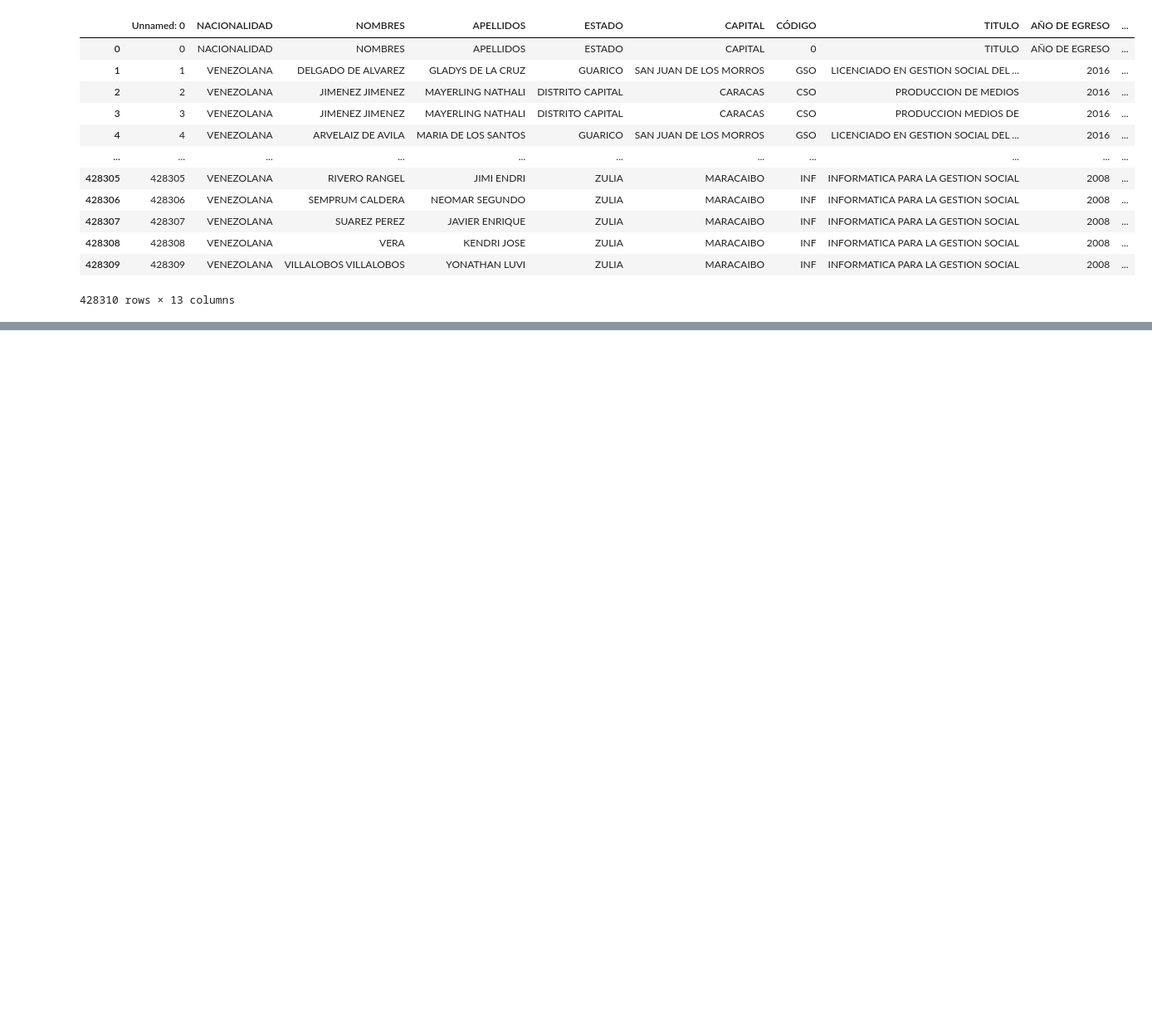
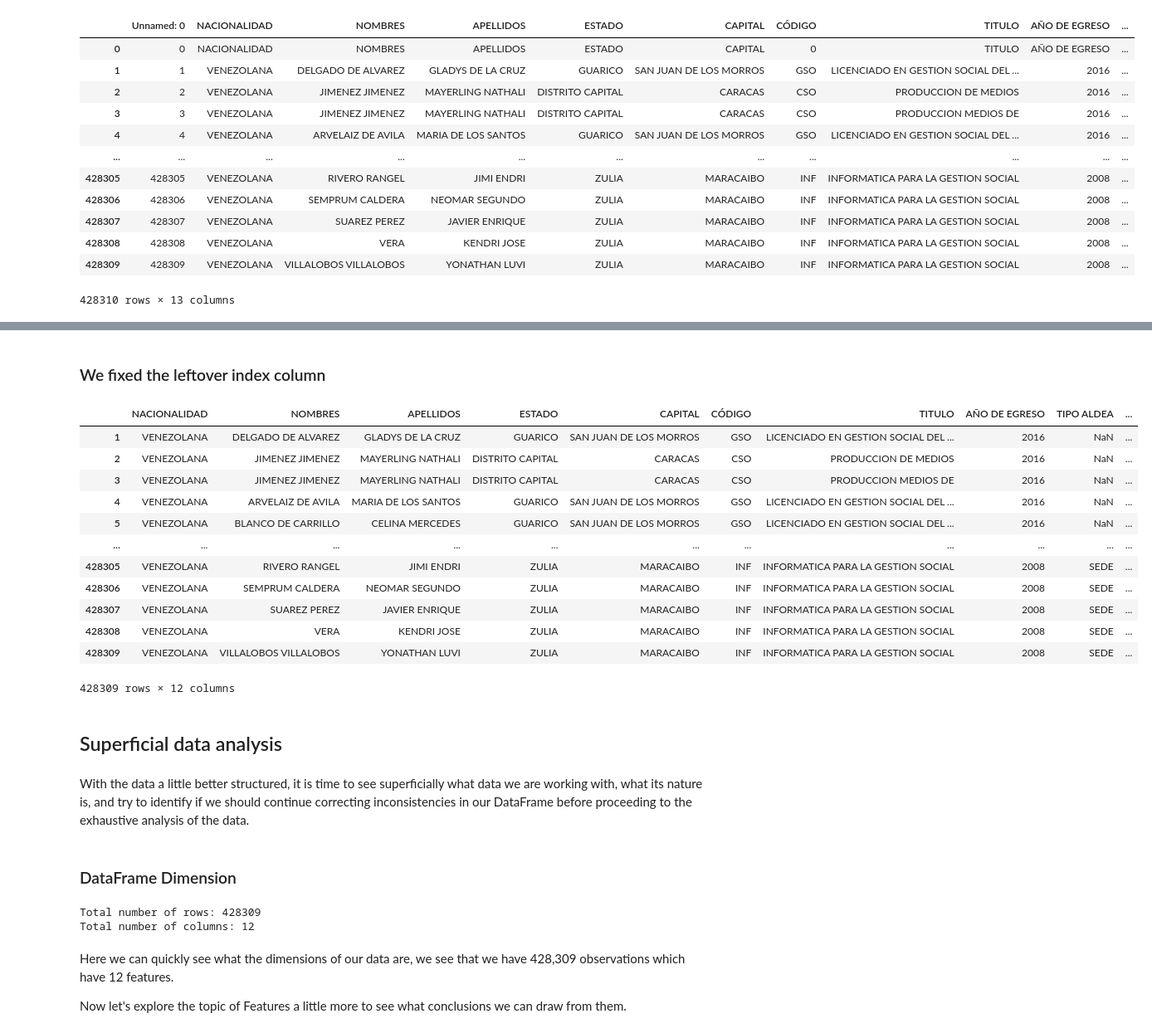
Before and after one commit to gregoryvicent/graduates-UBV-2006-2017, a Jupyter notebook: notebooks/graduatesUBV2006_2017.ipynb, the cells around one changed output, grey strips where cells are left out. Shown: that part at 83% size. Drawn from its saved outputs; the diff is of its cells as text; code cells hidden in the pictures; blank space fills up the shorter version.

Commit message:
Start of deep data analysis

```diff
--- a/notebooks/graduatesUBV2006_2017.ipynb
+++ b/notebooks/graduatesUBV2006_2017.ipynb
@@ -26,0 +65,40 @@ graduates2006_2017
+# %% [markdown]
+### We fixed the leftover index column
+# %%
+graduates2006_2017.drop(columns=["Unnamed: 0"], axis=1, inplace=True)
+graduates2006_2017
+# %% [output]
+|  | NACIONALIDAD | NOMBRES | APELLIDOS | ESTADO | CAPITAL | CÓDIGO | TITULO | AÑO DE EGRESO | TIPO ALDEA | ... |
+| 1 | VENEZOLANA | DELGADO DE ALVAREZ | GLADYS DE LA CRUZ | GUARICO | SAN JUAN DE LOS MORROS | GSO | LICENCIADO EN GESTION SOCIAL DEL ... | 2016 | NaN | ... |
+| 2 | VENEZOLANA | JIMENEZ JIMENEZ | MAYERLING NATHALI | DISTRITO CAPITAL | CARACAS | CSO | PRODUCCION DE MEDIOS | 2016 | NaN | ... |
+| 3 | VENEZOLANA | JIMENEZ JIMENEZ | MAYERLING NATHALI | DISTRITO CAPITAL | CARACAS | CSO | PRODUCCION MEDIOS DE | 2016 | NaN | ... |
+| 4 | VENEZOLANA | ARVELAIZ DE AVILA | MARIA DE LOS SANTOS | GUARICO | SAN JUAN DE LOS MORROS | GSO | LICENCIADO EN GESTION SOCIAL DEL ... | 2016 | NaN | ... |
+| 5 | VENEZOLANA | BLANCO DE CARRILLO | CELINA MERCEDES | GUARICO | SAN JUAN DE LOS MORROS | GSO | LICENCIADO EN GESTION SOCIAL DEL ... | 2016 | NaN | ... |
+| ... | ... | ... | ... | ... | ... | ... | ... | ... | ... | ... |
+| 428305 | VENEZOLANA | RIVERO RANGEL | JIMI ENDRI | ZULIA | MARACAIBO | INF | INFORMATICA PARA LA GESTION SOCIAL | 2008 | SEDE | ... |
+| 428306 | VENEZOLANA | SEMPRUM CALDERA | NEOMAR SEGUNDO | ZULIA | MARACAIBO | INF | INFORMATICA PARA LA GESTION SOCIAL | 2008 | SEDE | ... |
+| 428307 | VENEZOLANA | SUAREZ PEREZ | JAVIER ENRIQUE | ZULIA | MARACAIBO | INF | INFORMATICA PARA LA GESTION SOCIAL | 2008 | SEDE | ... |
+| 428308 | VENEZOLANA | VERA | KENDRI JOSE | ZULIA | MARACAIBO | INF | INFORMATICA PARA LA GESTION SOCIAL | 2008 | SEDE | ... |
+| 428309 | VENEZOLANA | VILLALOBOS VILLALOBOS | YONATHAN LUVI | ZULIA | MARACAIBO | INF | INFORMATICA PARA LA GESTION SOCIAL | 2008 | SEDE | ... |
+428309 rows × 12 columns
+# %% [markdown]
+## Superficial data analysis
+# %% [markdown]
+With the data a little better structured, it is time to see superficially what data we are working with, what its nature is, and try to identify if we should continue correcting inconsistencies in our DataFrame before proceeding to the exhaustive analysis of the data.
+# %% [markdown]
+### DataFrame Dimension
+# %%
+graduates2006_2017_dimension =  graduates2006_2017.shape
+
+rows_number = graduates2006_2017_dimension[0]
+columns_number = graduates2006_2017_dimension[1]
+
+print(f"Total number of rows: {rows_number}")
+print(f"Total number of columns: {columns_number}")
+# %% [output]
+Total number of rows: 428309
+Total number of columns: 12
+# %% [markdown]
+Here we can quickly see what the dimensions of our data are, we see that we have 428,309 observations which have 12 features.
+
+Now let's explore the topic of Features a little more to see what conclusions we can draw from them.
```
Also changed, not shown: parts of 16 cells of this notebook, 2 other files.
